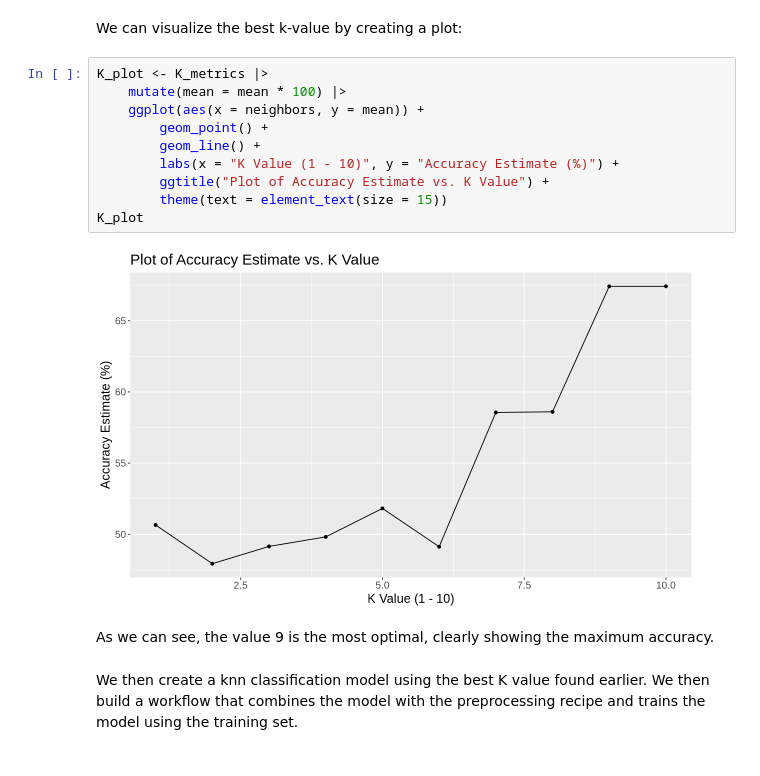
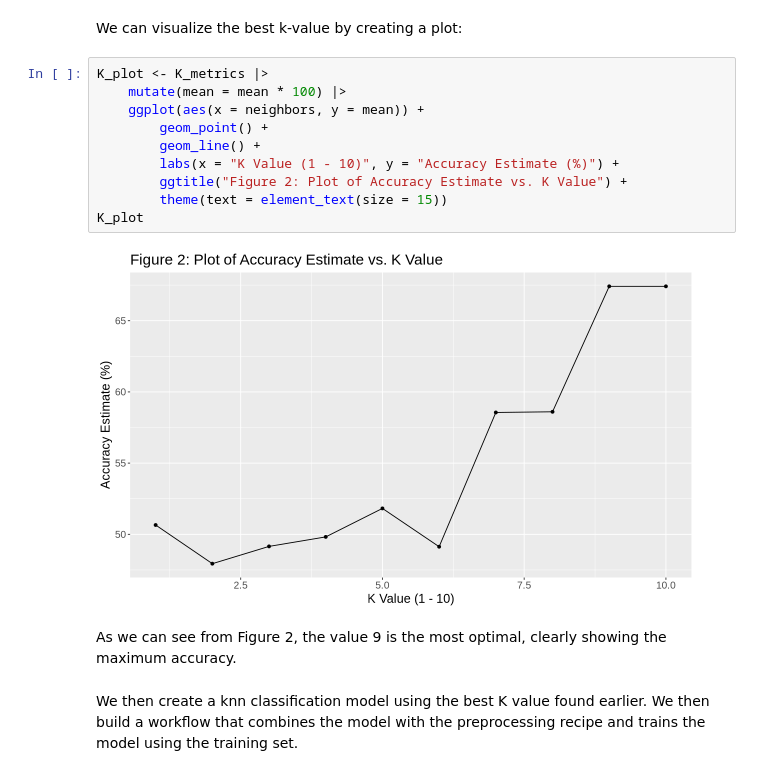
Before and after one commit to awu0521/Dsci-11, a Jupyter notebook: Final Project Report.ipynb, the cells around one changed output. Cells and saved outputs as stored; diff of their text form.

```diff
--- a/Final Project Report.ipynb
+++ b/Final Project Report.ipynb
@@ -246,17 +262,17 @@ We can visualize the best k-value by creating a plot:
 # %%
 K_plot <- K_metrics |>
     mutate(mean = mean * 100) |>
     ggplot(aes(x = neighbors, y = mean)) +
         geom_point() +
         geom_line() +
         labs(x = "K Value (1 - 10)", y = "Accuracy Estimate (%)") +
-        ggtitle("Plot of Accuracy Estimate vs. K Value") +
+        ggtitle("Figure 2: Plot of Accuracy Estimate vs. K Value") +
         theme(text = element_text(size = 15))
 K_plot
 # %% [output]
-[figure, old version]
+[figure, new version]
 # %% [markdown]
-As we can see, the value 9 is the most optimal, clearly showing the maximum accuracy.
+As we can see from Figure 2, the value 9 is the most optimal, clearly showing the maximum accuracy.
 # %% [markdown]
 We then create a knn classification model using the best K value found earlier. We then build a workflow that combines the model with the preprocessing recipe and trains the model using the training set.
 # %%
```
Also changed, not shown: parts of 7 cells of this notebook.
